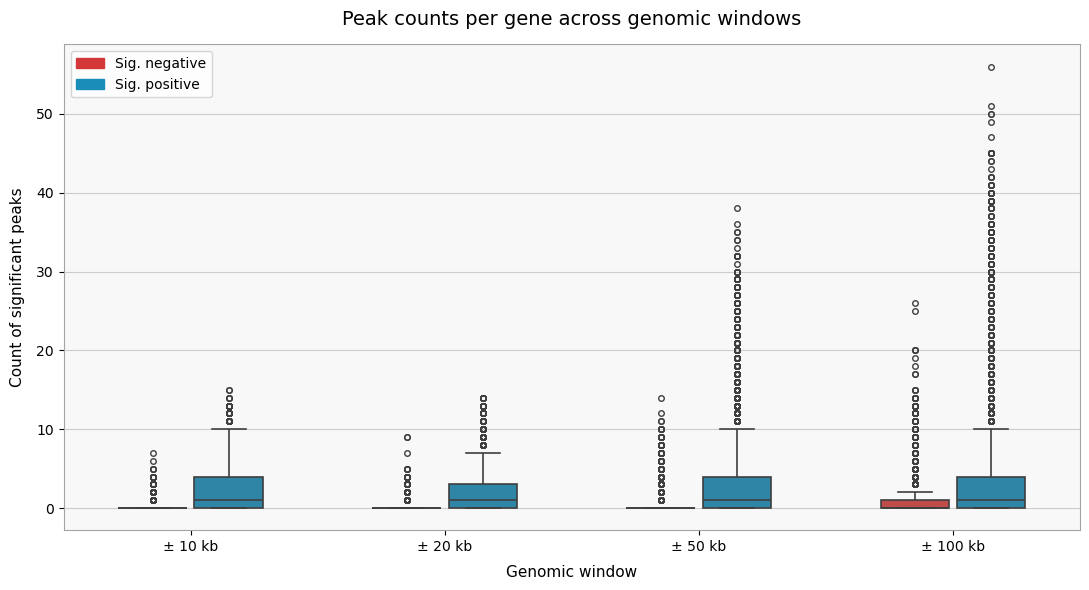
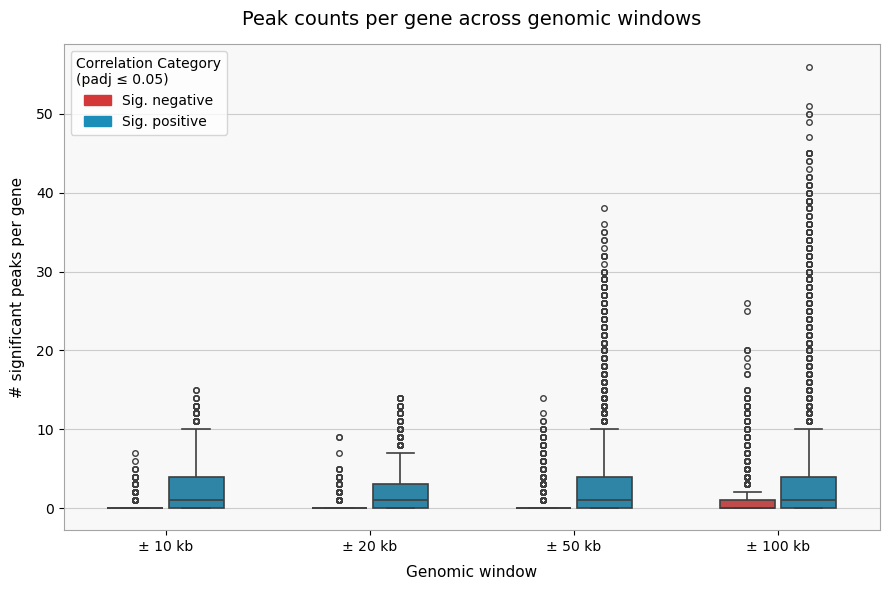
The change to this notebook cell's code, shown as a diff; its figure went from the first image to the second:
--- before
+++ after
@@ -1,4 +1,3 @@
 # Boxplot of the counts of peaks per gene (first occurrence of gene-peak pair across all windows) for significant categories only (non-significant category excluded) for each window size
-#Boxplot of the counts of peaks per gene (first occurrence of gene-peak pair across all windows) for each category and window size
 import numpy as np
 import matplotlib.pyplot as plt
@@ -14,5 +13,5 @@
 only_sig = summary_counts[summary_counts["category"] != "non-significant"]
 
-fig, ax = plt.subplots(figsize=(11, 6))
+fig, ax = plt.subplots(figsize=(9, 6))
 fig.patch.set_facecolor("white")
 ax.set_facecolor("#F8F8F8")
@@ -55,5 +54,5 @@
              fontsize=14, fontweight="500", pad=14, loc="center")
 ax.set_xlabel("Genomic window", fontsize=11, labelpad=8)
-ax.set_ylabel("Count of significant peaks", fontsize=11, labelpad=8)
+ax.set_ylabel("# significant peaks per gene", fontsize=11, labelpad=8)
 
 ax.yaxis.grid(True, color="#cccccc", linewidth=0.8, linestyle="-", zorder=0)
@@ -66,6 +65,12 @@
 handles = [mpatches.Patch(color=category_colors[c], alpha=1, label=c.capitalize())
            for c in category_order]
-ax.legend(handles=handles, frameon=True, fontsize=10,
-          loc="upper left", title_fontsize=10)
+ax.legend(
+    handles=handles,
+    title="Correlation Category\n(padj ≤ 0.05)",
+    frameon=True,
+    fontsize=10,
+    loc="upper left",
+    title_fontsize=10,
+)
 
 plt.tight_layout()

Commit: Updt analysis